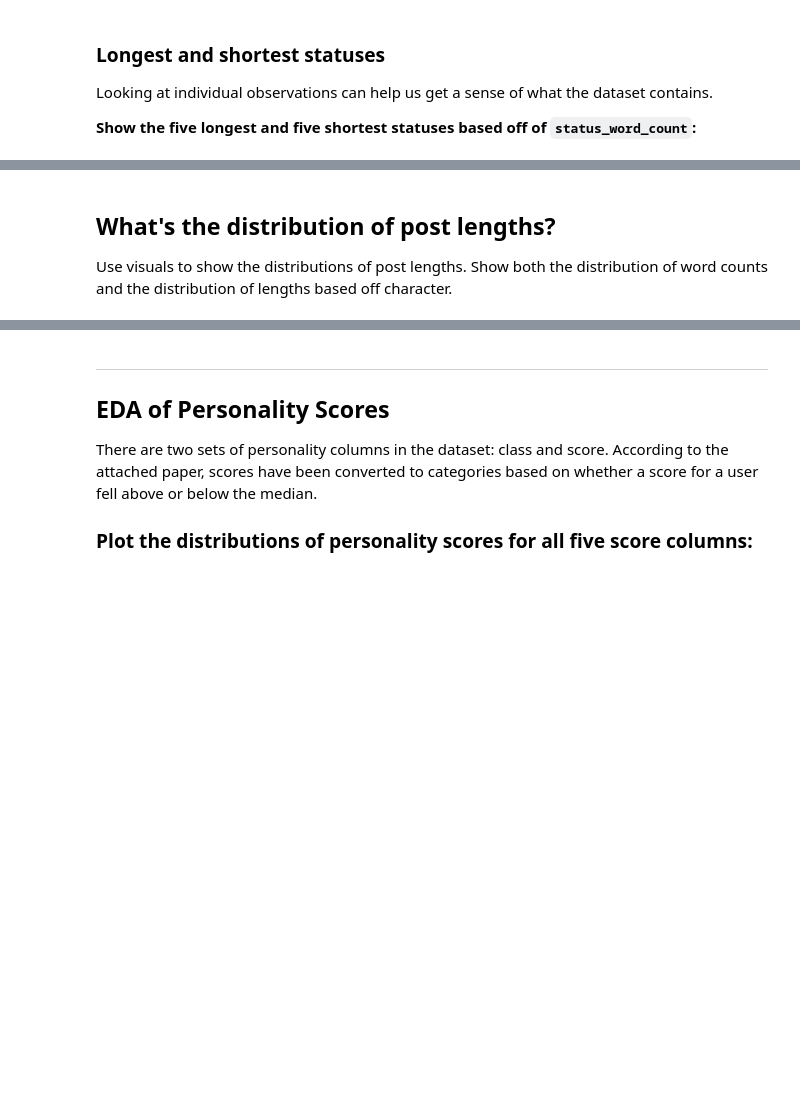
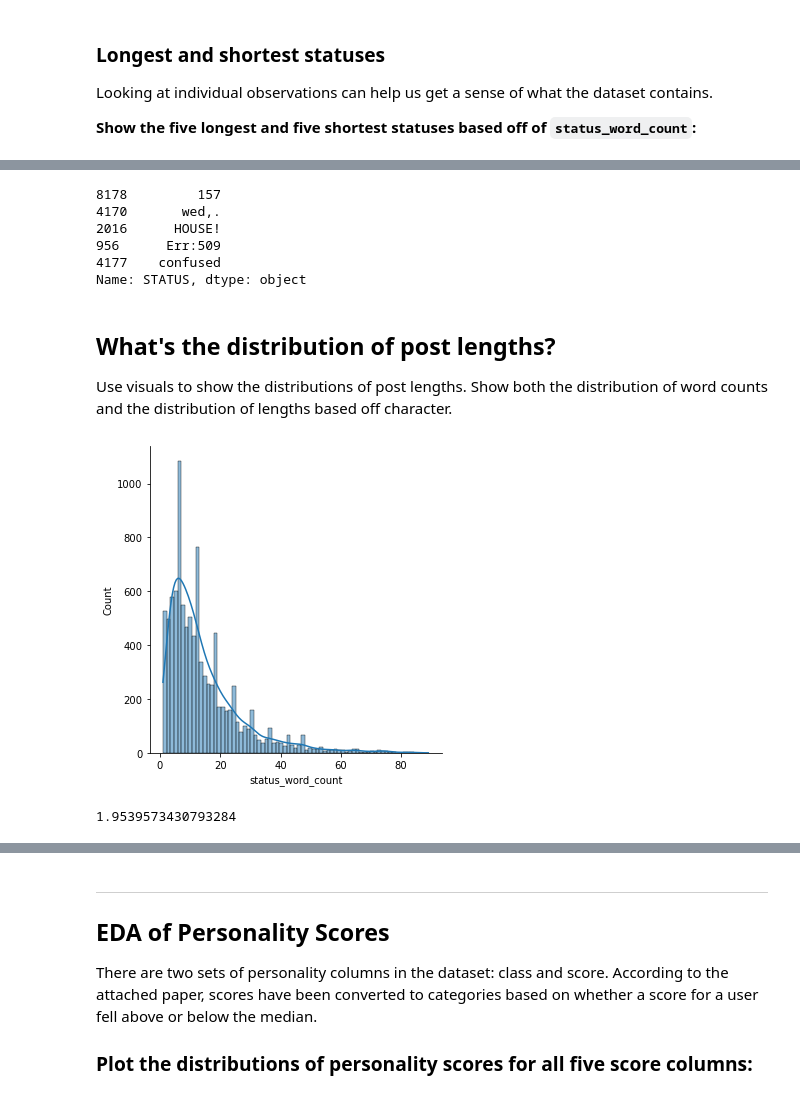
Before and after one commit to Tatadektep/NLP_Lab, a Jupyter notebook: starter-code.ipynb, the cells around one changed output, grey strips where cells are left out. Saved outputs shown, nothing was run; the diff lists cells and outputs as text; code cells hidden in the pictures; blank space fills up the shorter version.

```diff
--- a/starter-code.ipynb
+++ b/starter-code.ipynb
@@ -75,0 +81,3 @@ df.head(3)
+# %%
+df = df.replace("n", 0)
+df = df.replace("y", 1)
@@ -81,3 +115,6 @@ df.head(3)
 Before we even vectorize the text, we might look at the lengths and word counts in each Facebook status.
 
 **Create a new column called `status_length` that contains the length of each status:**
+# %%
+df["status_length"] = df["STATUS"].str.len()
+#df["status_length"]
@@ -85,3 +126,7 @@ Before we even vectorize the text, we might look at the lengths and word counts
 **Create a new column called `status_word_count` that contains the number of words in each status:**
 
 Note: You can evaluate this based off of how many strings are separated by whitespaces; you're not required to check that each set of characters set apart by whitespaces is a word in the dictionary.
+# %%
+# Split word: Word Count
+df["status_word_count"] = df["STATUS"].str.split().str.len()
+df["status_word_count"]
@@ -94,4 +174,22 @@ Looking at individual observations can help us get a sense of what the dataset c
+# %%
+# Top 5 shortest status
+df.sort_values(by = ["status_word_count"])["STATUS"].head()
+# %% [output]
+8178         157
+4170       wed,.
+2016      HOUSE!
+956      Err:509
+4177    confused
+Name: STATUS, dtype: object
 # %% [markdown]
 ## What's the distribution of post lengths?
 
 Use visuals to show the distributions of post lengths. Show both the distribution of word counts and the distribution of lengths based off character.
+# %%
+sns.displot(x = "status_word_count", data = df, kde=True);
+# %% [output]
+[figure, added]
+# %%
+df["status_word_count"].skew()
+# %% [output]
+1.9539573430793284
```
Also changed, not shown: parts of 87 cells of this notebook.
